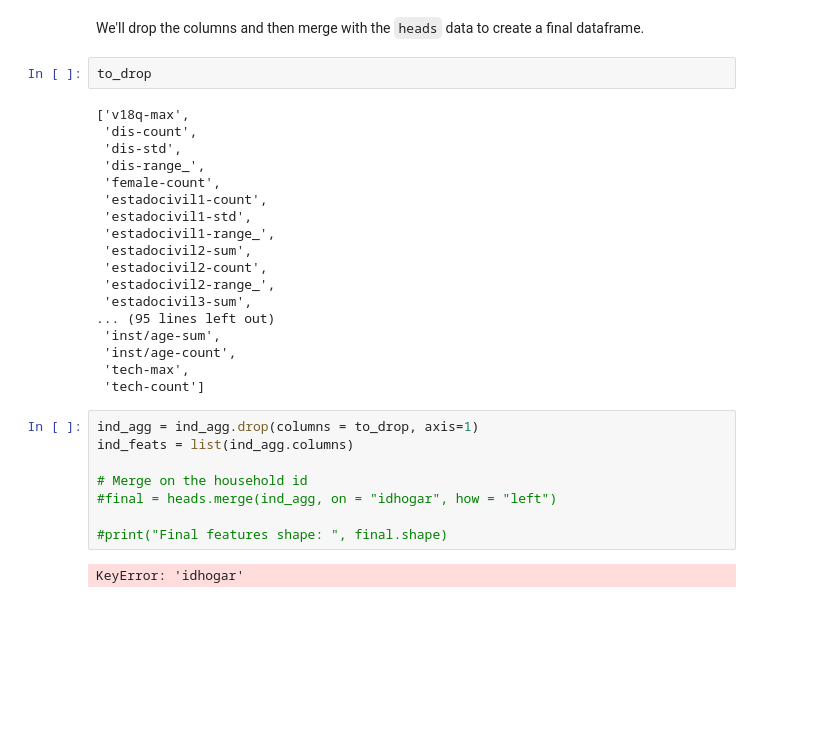
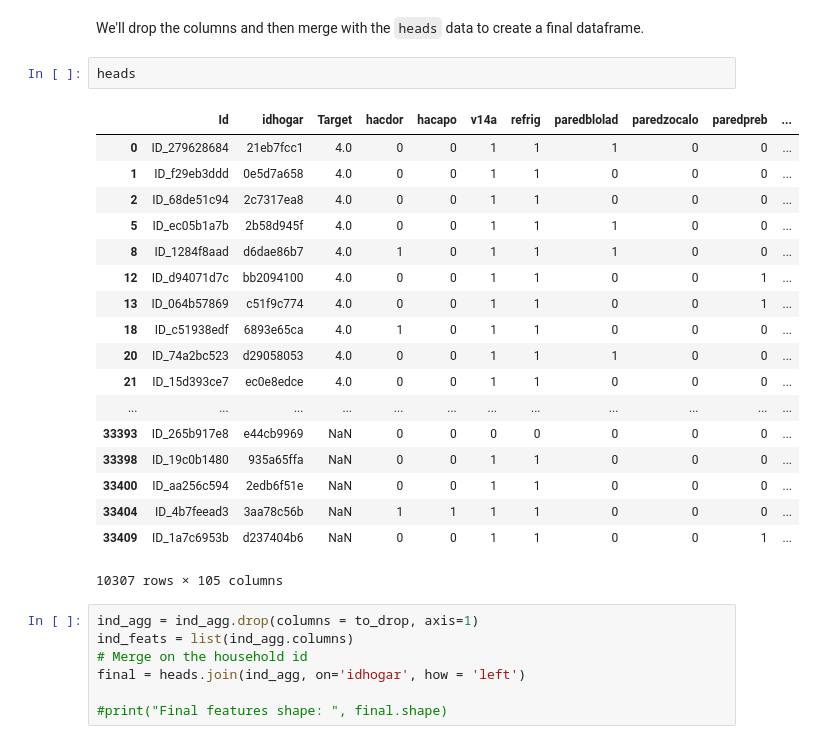
Before and after one commit to sudhamstarun/Costa-Rican-Household-Poverty-Level-Prediction, a Jupyter notebook: Machine Learning Modelling.ipynb, the cells around one changed output. Drawn from its saved outputs; the diff is of its cells as text; blank space fills up the shorter version.

Commit message:
merge error fixed

```diff
--- a/Machine Learning Modelling.ipynb
+++ b/Machine Learning Modelling.ipynb
@@ -910,33 +910,31 @@ print("There are", {len(to_drop)},  "correlated columns to remove.")
 ('There are', set([111]), 'correlated columns to remove.')
 # %% [markdown]
 We'll drop the columns and then merge with the `heads` data to create a final dataframe.
-# %%
-to_drop
-# %% [output]
-['v18q-max',
- 'dis-count',
- 'dis-std',
- 'dis-range_',
- 'female-count',
- 'estadocivil1-count',
- 'estadocivil1-std',
- 'estadocivil1-range_',
- 'estadocivil2-sum',
- 'estadocivil2-count',
- 'estadocivil2-range_',
- 'estadocivil3-sum',
-... (95 lines left out)
- 'inst/age-sum',
- 'inst/age-count',
- 'tech-max',
- 'tech-count']
+# %%
+heads
+# %% [output]
+|  | Id | idhogar | Target | hacdor | hacapo | v14a | refrig | paredblolad | paredzocalo | paredpreb | ... |
+| 0 | ID_279628684 | 21eb7fcc1 | 4.0 | 0 | 0 | 1 | 1 | 1 | 0 | 0 | ... |
+| 1 | ID_f29eb3ddd | 0e5d7a658 | 4.0 | 0 | 0 | 1 | 1 | 0 | 0 | 0 | ... |
+| 2 | ID_68de51c94 | 2c7317ea8 | 4.0 | 0 | 0 | 1 | 1 | 0 | 0 | 0 | ... |
+| 5 | ID_ec05b1a7b | 2b58d945f | 4.0 | 0 | 0 | 1 | 1 | 1 | 0 | 0 | ... |
+| 8 | ID_1284f8aad | d6dae86b7 | 4.0 | 1 | 0 | 1 | 1 | 1 | 0 | 0 | ... |
+| 12 | ID_d94071d7c | bb2094100 | 4.0 | 0 | 0 | 1 | 1 | 0 | 0 | 1 | ... |
+| 13 | ID_064b57869 | c51f9c774 | 4.0 | 0 | 0 | 1 | 1 | 0 | 0 | 1 | ... |
+| 18 | ID_c51938edf | 6893e65ca | 4.0 | 1 | 0 | 1 | 1 | 0 | 0 | 0 | ... |
+| 20 | ID_74a2bc523 | d29058053 | 4.0 | 0 | 0 | 1 | 1 | 1 | 0 | 0 | ... |
+| 21 | ID_15d393ce7 | ec0e8edce | 4.0 | 0 | 0 | 1 | 1 | 0 | 0 | 0 | ... |
+| ... | ... | ... | ... | ... | ... | ... | ... | ... | ... | ... | ... |
+| 33393 | ID_265b917e8 | e44cb9969 | NaN | 0 | 0 | 0 | 0 | 0 | 0 | 0 | ... |
+| 33398 | ID_19c0b1480 | 935a65ffa | NaN | 0 | 0 | 1 | 1 | 0 | 0 | 0 | ... |
+| 33400 | ID_aa256c594 | 2edb6f51e | NaN | 0 | 0 | 1 | 1 | 0 | 0 | 0 | ... |
+| 33404 | ID_4b7feead3 | 3aa78c56b | NaN | 1 | 1 | 1 | 1 | 0 | 0 | 0 | ... |
+| 33409 | ID_1a7c6953b | d237404b6 | NaN | 0 | 0 | 1 | 1 | 0 | 0 | 1 | ... |
+10307 rows × 105 columns
 # %%
 ind_agg = ind_agg.drop(columns = to_drop, axis=1)
 ind_feats = list(ind_agg.columns)
-
 # Merge on the household id
-#final = heads.merge(ind_agg, on = "idhogar", how = "left")
+final = heads.join(ind_agg, on='idhogar', how = 'left')
 
 #print("Final features shape: ", final.shape)
-# %% [output]
-KeyError: 'idhogar'
```
Also changed, not shown: parts of 25 cells of this notebook.
